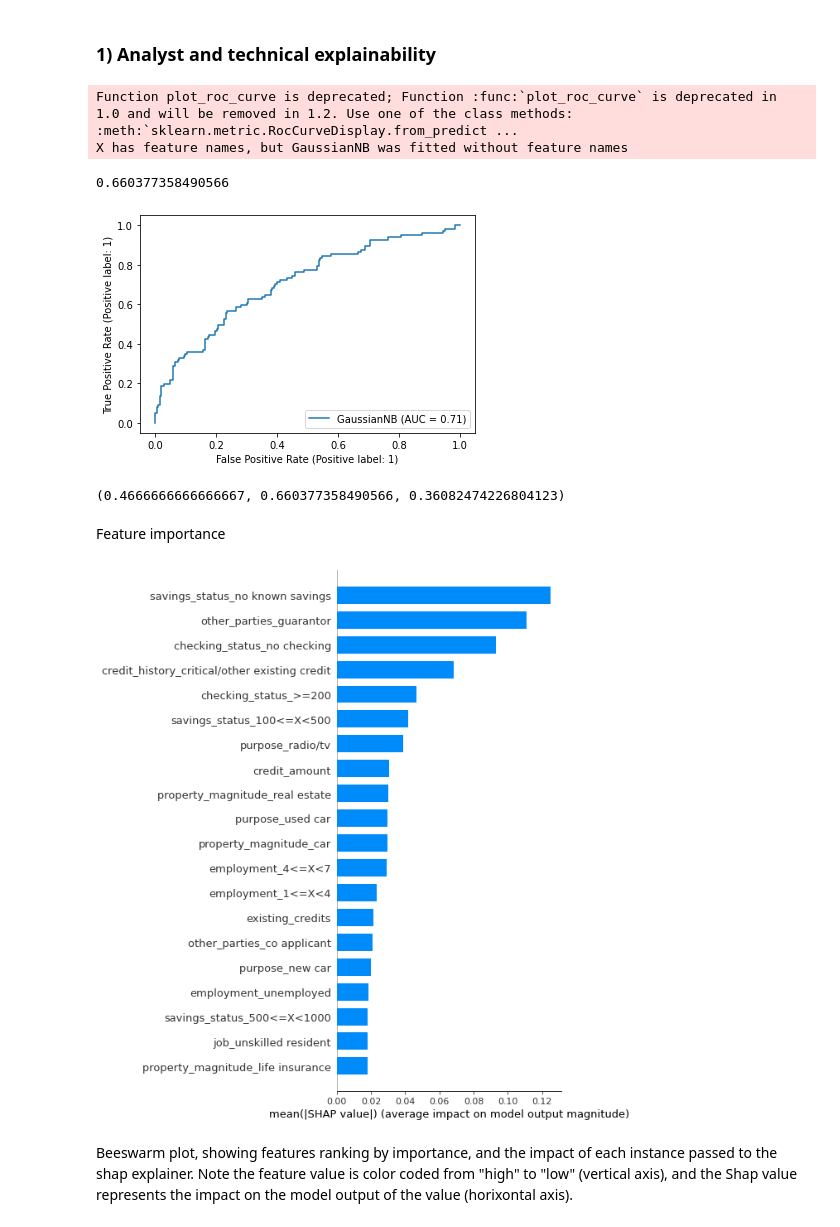
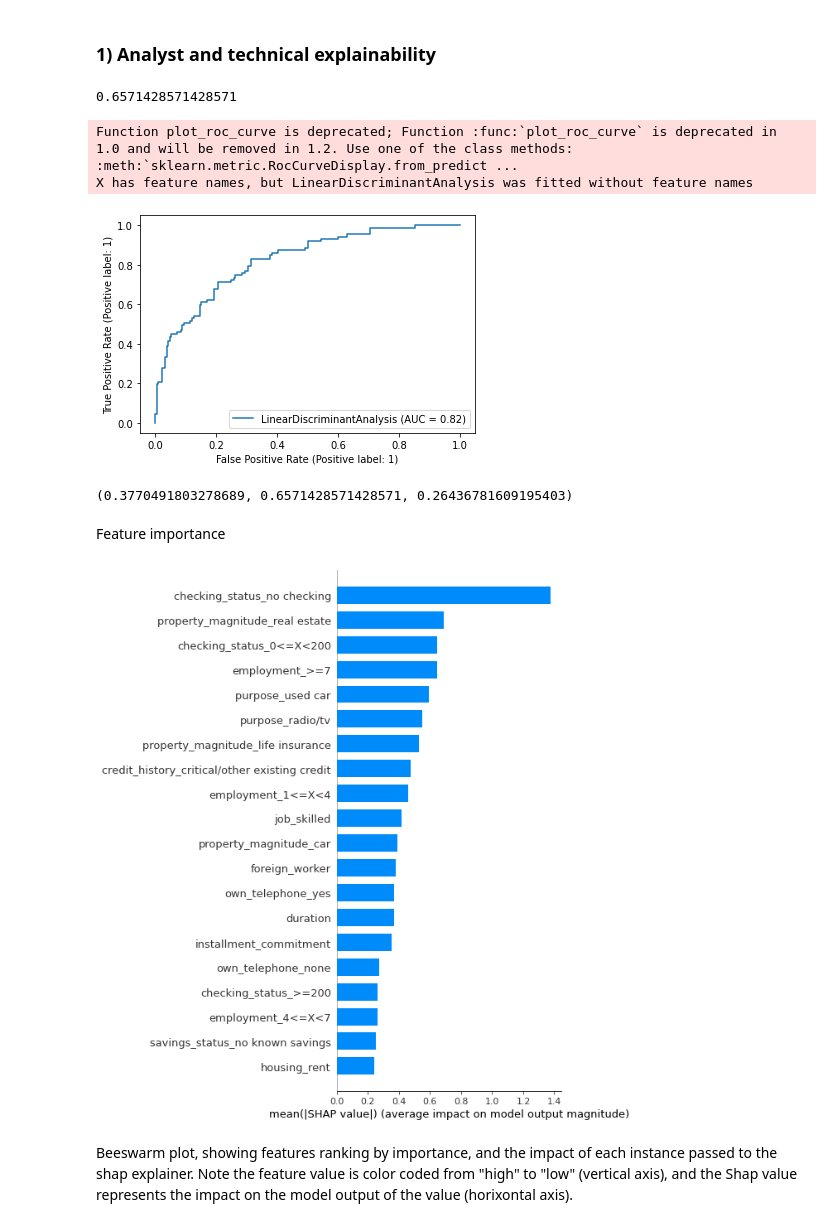
Before and after one commit to danphilps/credit_use_case, a Jupyter notebook: M6_Credit_dev.ipynb, the cells around one changed output. Drawn from its saved outputs; the diff is of its cells as text; code cells hidden in the pictures.

```diff
--- a/M6_Credit_dev.ipynb
+++ b/M6_Credit_dev.ipynb
@@ -1114,5 +1113,5 @@ Sklean provides many different classifiers and we will be testing a wide range t
 # %%
 # Run our function....autoselect the best classifier wrt F1
-max_mdl, all_models, all_models_desc, all_mdls_prec = GovernanceUtils.auto_classifier_selection(X_train_cv, X_cv, y_train_cv, y_cv)
+max_mdl, all_models, all_models_desc, all_mdls_prec = GovernanceUtils.auto_classifier_selection(X_train_cv, X_cv, y_train_cv, y_cv, 'f1')
 # %% [output]
 DecisionTreeClassifier(max_depth=5)
@@ -1324,21 +1309,20 @@ Set parameter alpha to: original_alpha * np.sqrt(n_samples).
 # Analyst KPI...
 StakeholderKPIReporting.kpi_review_analyst(mdl=max_mdl,X=X_test, y=y_test, y_hat=y_test_hat)
 # %% [output]
-Function plot_roc_curve is deprecated; Function :func:`plot_roc_curve` is deprecated in 1.0 and will be removed in 1.2. Use one of the class methods: :meth:`sklearn.metric.RocCurveDisplay.from_predict ...
-X has feature names, but GaussianNB was fitted without feature names
+0.6571428571428571
-0.660377358490566
+Function plot_roc_curve is deprecated; Function :func:`plot_roc_curve` is deprecated in 1.0 and will be removed in 1.2. Use one of the class methods: :meth:`sklearn.metric.RocCurveDisplay.from_predict ...
+X has feature names, but LinearDiscriminantAnalysis was fitted without feature names
-[figure, old version]
+[figure, new version]
-(0.4666666666666667, 0.660377358490566, 0.36082474226804123)
+(0.3770491803278689, 0.6571428571428571, 0.26436781609195403)
 # %% [markdown]
 Feature importance
 # %%
 # Plot the feature importance
-#shap.plots.bar(shap_values=shap_values, max_display=30, show=False)
+plt.set_title = "Feature Importance: Credit-Use Case Feature Importance"
 shap.summary_plot(shap_values, X_test_reduced, feature_names=list(X_test_reduced.columns.values), plot_type='bar', show=False)
-plt.title = "Feature Importance: Credit-Use Case Feature Importance"
 plt.show()
 # %% [output]
-[figure, old version]
+[figure, new version]
 # %% [markdown]
 Beeswarm plot, showing features ranking by importance, and the impact of each instance passed to the shap explainer. Note the feature value is color coded from "high" to "low" (vertical axis), and the Shap value represents the impact on the model output of the value (horixontal axis).
 # %%
```
Also changed, not shown: parts of 29 cells of this notebook.
